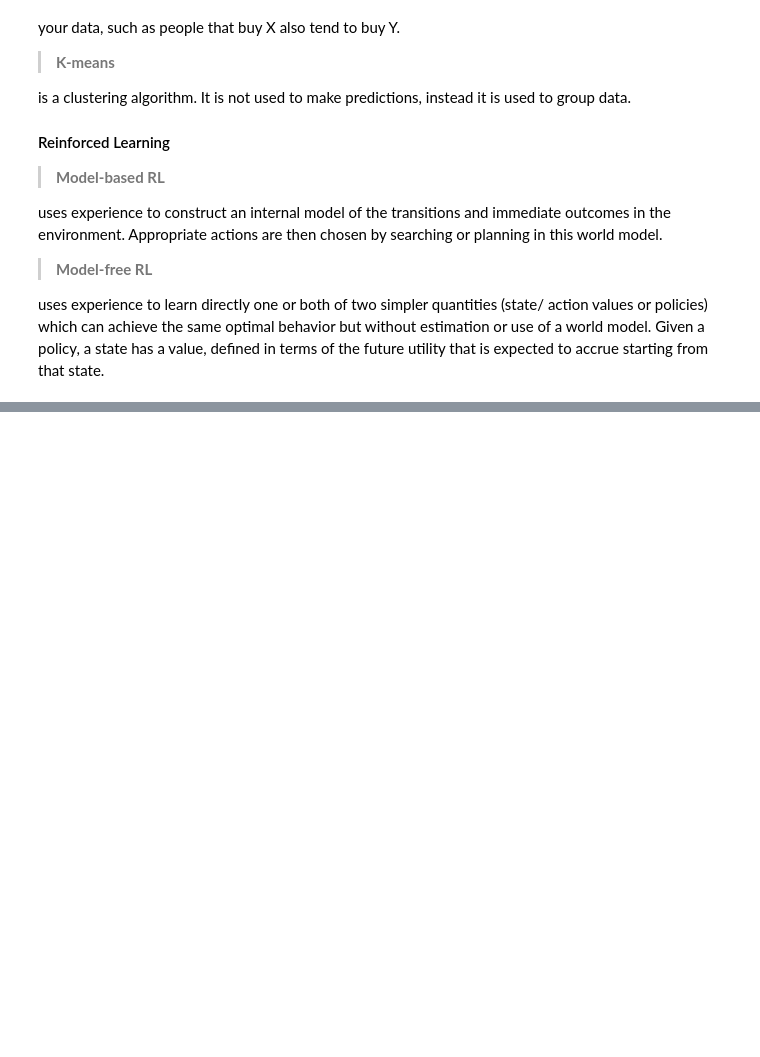
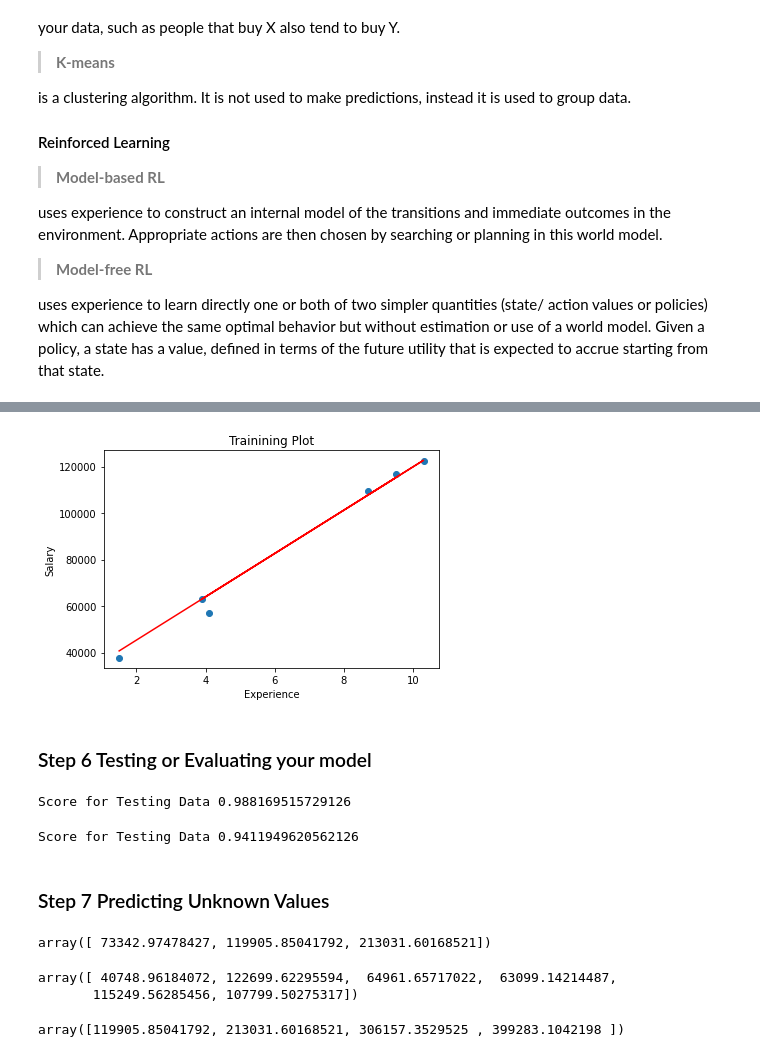
Before and after one commit to dilshad-geol/Data-Science-with-Python, a Jupyter notebook: 00_Everthing_in_Complete_Notebook.ipynb, the cells around one changed output, grey strips where cells are left out. Cells and saved outputs as stored; diff of their text form; code cells hidden in the pictures; blank space fills up the shorter version.

```diff
--- a/00_Everthing_in_Complete_Notebook.ipynb
+++ b/00_Everthing_in_Complete_Notebook.ipynb
@@ -4500,0 +4584,43 @@ uses experience to learn directly one or both of two simpler quantities (state/
+# %%
+# this will give us data only 80% because this is trainging data
+import matplotlib.pyplot as plt
+plt.scatter(X_test,y_test)
+# plotting a line with in plot to check linear relationship
+plt.plot(X_test, model.predict(X_test), color = "Red")
+plt.xlabel("Experience")
+plt.ylabel("Salary")
+plt.title("Trainining Plot")
+plt.show()
+# %% [output]
+[figure, added]
+# %% [markdown]
+### Step 6 Testing or Evaluating your model
+# %%
+# Model Fitness
+# model = model.fit(X_test, y_test)
+print("Score for Testing Data", model.score(X_test, y_test))
+# %% [output]
+Score for Testing Data 0.988169515729126
+# %%
+# Model Fitness
+print("Score for Testing Data", model.score(X_train, y_train))
+# %% [output]
+Score for Testing Data 0.9411949620562126
+# %% [markdown]
+### Step 7 Predicting Unknown Values
+# %%
+# Predicting more than one values based on model
+model.predict([[5],[10],[20]])
+# %% [output]
+array([ 73342.97478427, 119905.85041792, 213031.60168521])
+# %%
+# getting data from new array
+model.predict(X_test)
+# %% [output]
+array([ 40748.96184072, 122699.62295594,  64961.65717022,  63099.14214487,
+       115249.56285456, 107799.50275317])
+# %%
+x= ([10],[20],[30],[40])
+model.predict(x)
+# %% [output]
+array([119905.85041792, 213031.60168521, 306157.3529525 , 399283.1042198 ])
```
Also changed, not shown: parts of 24 cells of this notebook, 3 other files.
